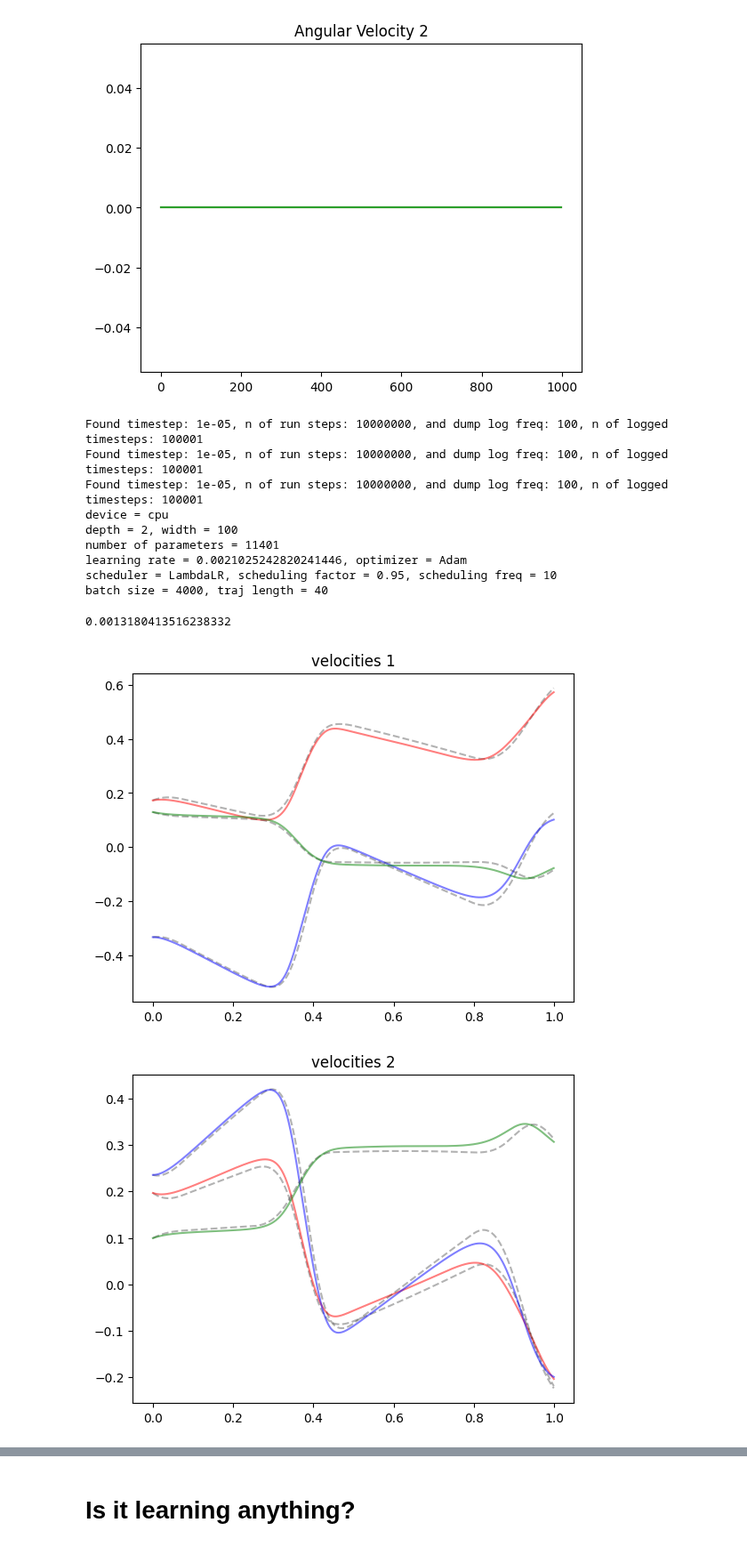
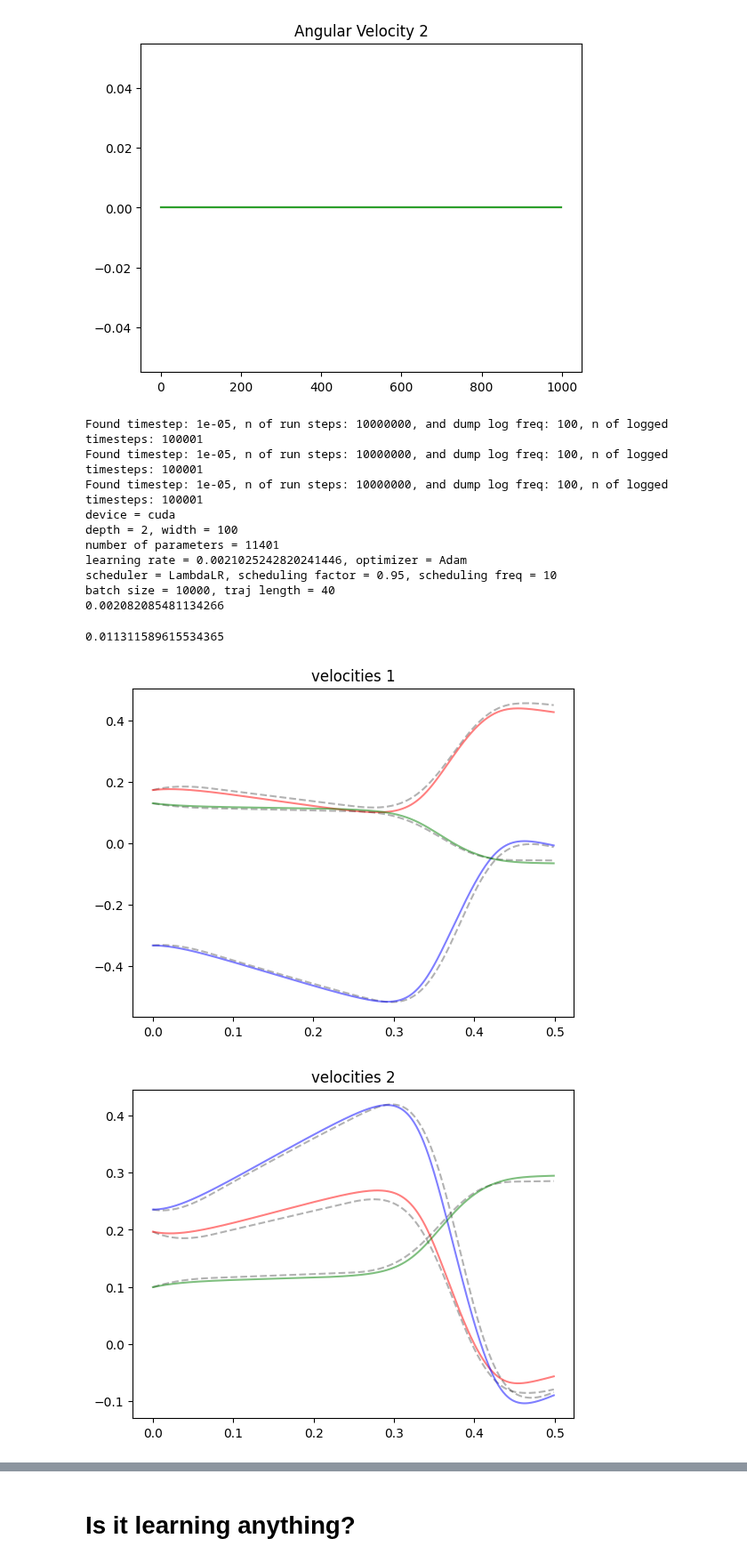
Before and after one commit to jakublala/coarsegrained-md-neural-ode, a Jupyter notebook: utils.ipynb, the cells around one changed output, grey strips where cells are left out. Shown at 89% size. Saved outputs shown, nothing was run; the diff lists cells and outputs as text; code cells hidden in the pictures.

```diff
--- a/utils.ipynb
+++ b/utils.ipynb
@@ -386,21 +386,21 @@ import numpy as np
 config = dict(
     # folder = 'dataset/approach',
     # folder = 'dataset/oscillation',
-    folder = 'dataset/single_temp_overfit',
-    device = torch.device('cpu'),
+    folder = 'dataset/archive/single_temp_overfit',
+    device = torch.device('cuda'),
     epochs = 100,
     start_epoch = 0,
     optimizer = 'Adam',
     batch_length=40,
-    batch_size=4000,
+    batch_size=10000,
     shuffle=True,
     num_workers=0,
     learning_rate=10**(-2.677258979840062),
     nn_depth=2,
     nn_width=100,
     activation_function=None,
-    eval_batch_length=1000,
-    load_folder='results/2022-07-30/14-38-07/4950',
+    eval_batch_length=100,
+    load_folder='results/archive/2022-07-30/14-38-07/4950',
     dtype=torch.float32,
     itr_printing_freq=1,
     printing_freq=1,
@@ -418,28 +418,31 @@ config = dict(
 
 trainer = Trainer(config)
 
-trainer.save()
+# trainer.save()
+
+print(trainer.evaluate(validate=True))
 # %% [output]
 Found timestep: 1e-05, n of run steps: 10000000, and dump log freq: 100, n of logged timesteps: 100001
 Found timestep: 1e-05, n of run steps: 10000000, and dump log freq: 100, n of logged timesteps: 100001
 Found timestep: 1e-05, n of run steps: 10000000, and dump log freq: 100, n of logged timesteps: 100001
-device = cpu
+device = cuda
 depth = 2, width = 100
 number of parameters = 11401
 learning rate = 0.0021025242820241446, optimizer = Adam
 scheduler = LambdaLR, scheduling factor = 0.95, scheduling freq = 10
-batch size = 4000, traj length = 40
+batch size = 10000, traj length = 40
+0.002082085481134266
 # %%
 print(trainer.evaluate(True))
 # %% [output]
-0.0013180413516238332
+0.011311589615534365
 # %%
 trainer.plot_traj(0, 'results/depth-2-width-1000-lr-0.02-loss-all/47000')
 # %%
 from diffmd.solvers import odeint_adjoint
 import matplotlib.pyplot as plt
 with torch.no_grad():
-    traj_length = 1000
+    traj_length = 500
     nbatches = 1
     start_index = 1000
 
@@ -509,32 +512,32 @@ with torch.no_grad():
             plt.title('positions 2')
             plt.plot(batch_t, batch_y[:,1,i], 'k--', alpha=0.3, label=f'true {i}')
             plt.plot(batch_t, pred_y[:,1,i], 'r-', alpha=0.5, label=f'pred {i}')
         plt.show()
 
         # centre of mass separation
         batch_y_sep = np.linalg.norm(batch_y[:,1,6:9] - batch_y[:,0,6:9], axis=-1)
         pred_y_sep = np.linalg.norm(pred_y[:,1,6:9] - pred_y[:,0,6:9], axis=-1)
 
         plt.title('separation')
         plt.plot(batch_t, batch_y_sep, 'k--', alpha=0.3, label=f'true')
         plt.plot(batch_t, pred_y_sep, 'r-', alpha=0.5, label=f'pred')
         plt.savefig('figures/sep.png')
         plt.show()
 
         # quaternions
         for i in ind_quat:
             plt.title('quaternions 1')
             plt.plot(batch_t, batch_y[:,0,i], 'k--', alpha=0.3, label=f'true {i}')
             plt.plot(batch_t, pred_y[:,0,i], 'r-', alpha=0.5, label=f'pred {i}')
         plt.savefig('figures/quat1.png')
         plt.show()
 
         for i in ind_quat:
             plt.title('quaternions 2')
             plt.plot(batch_t, batch_y[:,1,i], 'k--', alpha=0.3, label=f'true {i}')
             plt.plot(batch_t, pred_y[:,1,i], 'r-', alpha=0.5, label=f'pred {i}')
         plt.savefig('figures/quat2.png')
         plt.show()
 # %% [output]
-[figure, old version]
+[figure, new version]
-[figure, old version]
+[figure, new version]
```
Also changed, not shown: parts of 1 cell of this notebook, 6 other files.
